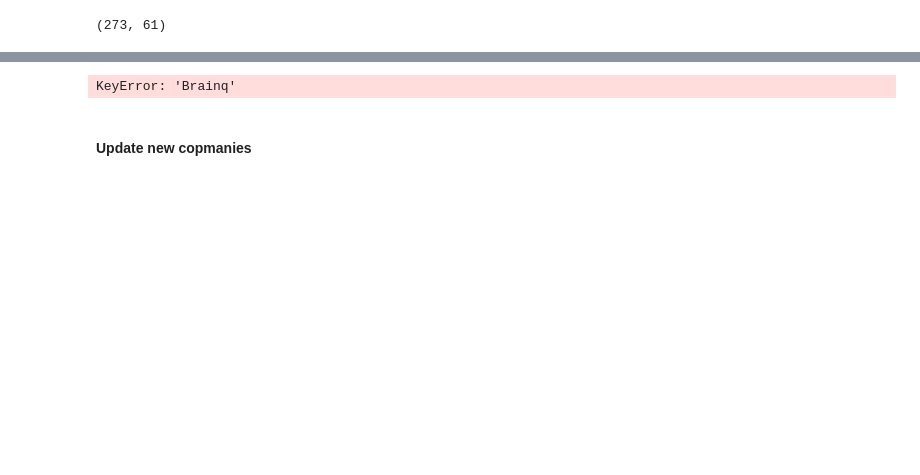
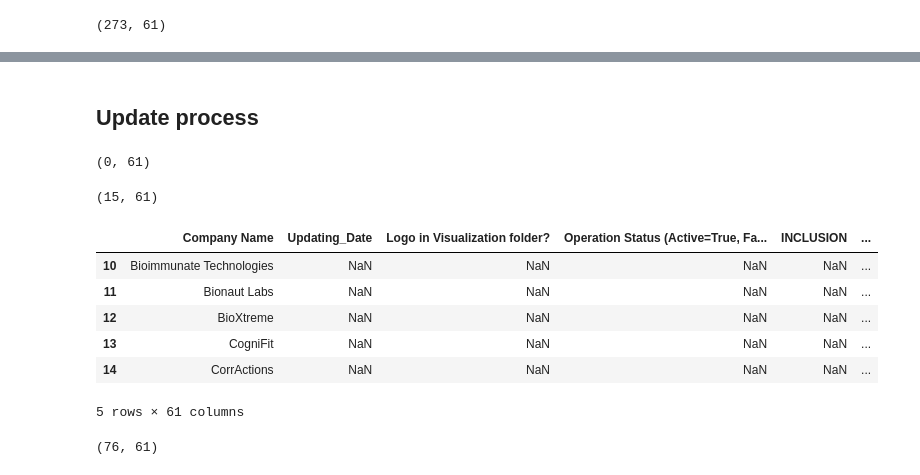
Before and after one commit to yegermaster/NeuroFinder_Update_Tool, a Jupyter notebook: notebook.ipynb, the cells around one changed output, grey strips where cells are left out. Drawn from its saved outputs; the diff is of its cells as text; code cells hidden in the pictures; blank space fills up the shorter version.

```diff
--- a/notebook.ipynb
+++ b/notebook.ipynb
@@ -263,7 +300,33 @@ db_handler.new_companies_db.tail()
 5 rows × 62 columns
-# %%
-db_handler.new_companies_d
-# %% [output]
-KeyError: 'Brainq'
 # %% [markdown]
-#### Update new copmanies
+## Update process
+# %%
+db_handler.update_companies_db.shape
+# %% [output]
+(0, 61)
+# %%
+# Update campanies from the start up nation central database
+brain_path = f'jan25/brain1.csv'
+db_handler.start_update_process(brain_path, "tsun")
+
+# we might have new rows in the update companies database
+db_handler.update_companies_db.shape
+# %% [output]
+(15, 61)
+# %%
+db_handler.update_companies_db.tail()
+# %% [output]
+|  | Company Name | Updating_Date | Logo in Visualization folder? | Operation Status (Active=True, Fa... | INCLUSION | ... |
+| 10 | Bioimmunate Technologies | NaN | NaN | NaN | NaN | ... |
+| 11 | Bionaut Labs | NaN | NaN | NaN | NaN | ... |
+| 12 | BioXtreme | NaN | NaN | NaN | NaN | ... |
+| 13 | CogniFit | NaN | NaN | NaN | NaN | ... |
+| 14 | CorrActions | NaN | NaN | NaN | NaN | ... |
+5 rows × 61 columns
+# %%
+# Let's view the update companies from CrunchBase
+cb_path = "jan25/crunchbase search.csv"
+db_handler.start_update_process(cb_path, "cb")
+db_handler.update_companies_db.shape
+# %% [output]
+(76, 61)
```
Also changed, not shown: parts of 42 cells of this notebook, 3 other files.
